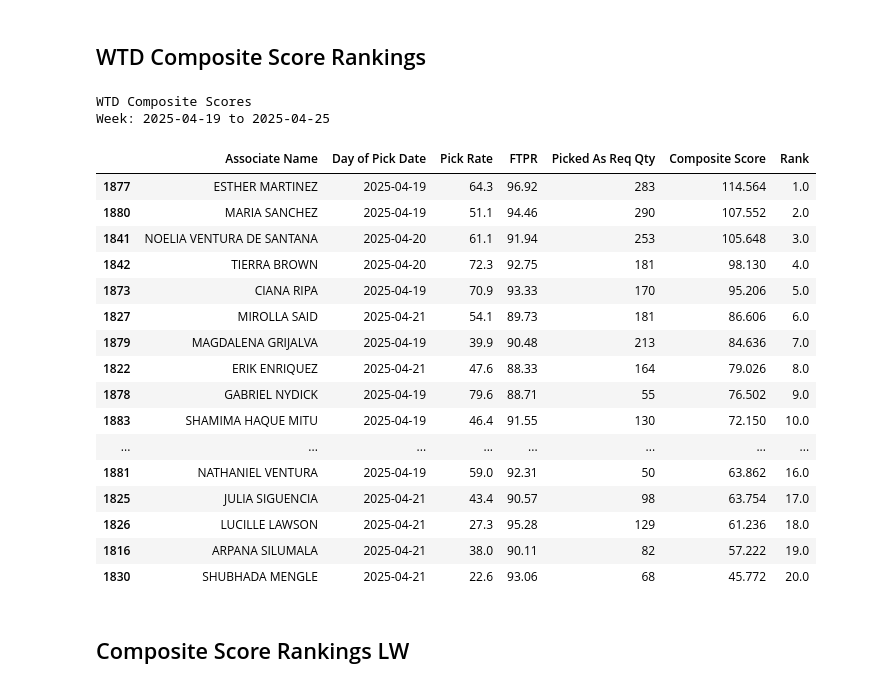
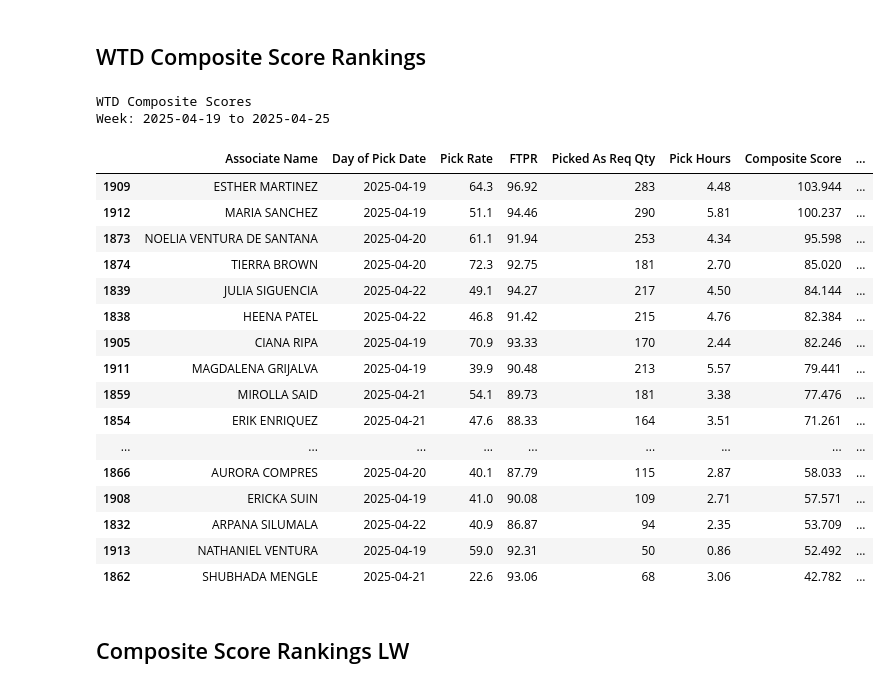
Before and after one commit to toogoodbruh/WalmartMetrics, a Jupyter notebook: WalmartAssociateMetrics.ipynb, the cells around one changed output. Saved outputs shown, nothing was run; the diff lists cells and outputs as text; code cells hidden in the pictures.

```diff
--- a/WalmartAssociateMetrics.ipynb
+++ b/WalmartAssociateMetrics.ipynb
@@ -1258,9 +1259,10 @@ Picked As Req Qty: 0.028492324768534083
 # %% [markdown]
 <h1>Composite Score Modifiers</h1>
 # %%
-pickrate_modifier = 0.6
+pickrate_modifier = 0.4
 ftpr_modifier = 0.2
 picked_as_req_modifier = 0.2
+pick_hours_modifier = 0.5
 picked_as_req_composite_threshold = 50
 # %% [markdown]
 <h3>Weekly Averages (WTD)</h3>
@@ -1270,6 +1272,7 @@ today = dt.datetime.today()
 today = today.strftime("%Y-%m-%d")
 week_of_interest = df["Week"].max() #defaults to most recent week
 
+df['Pick Hours'] = df['Pick Hours'].astype(float)
 # Filter the data for the specified week
 df_week = df[df['Week'] == week_of_interest]
 df_week = df_week.loc[df_week['Store #'] == 3266, :]
@@ -1358,7 +1361,8 @@ avdf row count: 27
 df['Composite Score'] = (
     picked_as_req_modifier * df['Picked As Req Qty'] +  # Weight for Items Picked
     pickrate_modifier * df['Pick Rate'] +       # Weight for Pick Rate
-    ftpr_modifier * df['FTPR']              # Weight for FTPR
+    ftpr_modifier * df['FTPR'] +              # Weight for FTPR
+    pick_hours_modifier * df['Pick Hours'].astype(float)  # Weight for Pick Hours
 )
 
 # Find the best day for each associate
@@ -1457,57 +1462,57 @@ top_associates_per_week[['Custom Week Start', 'Associate Name', 'Picked As Req Q
 <h2>WTD Composite Score Rankings</h2>
 # %%
 # Calculate Composite Score (can modify the weights here as needed)
-df['Composite Score'] = (df['Pick Rate'] * pickrate_modifier) + (df['FTPR'] * ftpr_modifier) + (df['Picked As Req Qty'] * picked_as_req_modifier)
+df['Composite Score'] = (df['Pick Rate'] * pickrate_modifier) + (df['FTPR'] * ftpr_modifier) + (df['Picked As Req Qty'] * picked_as_req_modifier) + (df['Pick Hours'].astype(float) * pick_hours_modifier)
 
 # Filter rows where Picked As Req Qty is less than num
 df_3266 = df.loc[df['Store #'] == 3266, :]
 num = 1
-df_filtered = df[df['Picked As Req Qty'] >= num] #all stores in market 178
-df_filtered = df_3266[df_3266['Picked As Req Qty'] >= num]
+df_filtered = df[df['Picked As Req Qty'] >= picked_as_req_composite_threshold] #all stores in market 178
+df_filtered = df_3266[df_3266['Picked As Req Qty'] >= picked_as_req_composite_threshold]
 
 # Specify the week for analysis
 week_of_interest = '2025-01-18 to 2025-01-24' #manual range
 week_of_interest = df["Week"].max() #defaults to most recent week
 
 # Filter the data for the specified week
 df_week = df_filtered[df_filtered['Week'] == week_of_interest]
 
 # Get the best day per associate within the week based on Composite Score
 best_day_of_week = df_week.loc[df_week.groupby('Associate Name')['Composite Score'].idxmax()]
 best_day_of_week = best_day_of_week.loc[best_day_of_week['Picked As Req Qty'] >= picked_as_req_composite_threshold]
 
 # Rank the associates based on Composite Score within the week
 best_day_of_week['Rank'] = best_day_of_week['Composite Score'].rank(ascending=False, method='min')
 
 # Sort by rank (ascending gives top performer first)
 best_day_of_week_sorted = best_day_of_week.sort_values(by='Rank')
 
 # Display the results
 print('WTD Composite Scores')
 print(f'Week: {week_of_interest}')
 #print(best_day_of_week_sorted[['Associate Name', 'Day of Pick Date', 'Pick Rate', 'FTPR', 'Picked As Req Qty', 'Composite Score', 'Rank']])
-best_day_of_week_printdf = best_day_of_week_sorted[['Associate Name', 'Day of Pick Date', 'Pick Rate', 'FTPR', 'Picked As Req Qty', 'Composite Score', 'Rank']]
+best_day_of_week_printdf = best_day_of_week_sorted[['Associate Name', 'Day of Pick Date', 'Pick Rate', 'FTPR', 'Picked As Req Qty', 'Pick Hours', 'Composite Score', 'Rank']]
 best_day_of_week_printdf.head(30)
 # %% [output]
 WTD Composite Scores
 Week: 2025-04-19 to 2025-04-25
-|  | Associate Name | Day of Pick Date | Pick Rate | FTPR | Picked As Req Qty | Composite Score | Rank |
-| 1877 | ESTHER MARTINEZ | 2025-04-19 | 64.3 | 96.92 | 283 | 114.564 | 1.0 |
-| 1880 | MARIA SANCHEZ | 2025-04-19 | 51.1 | 94.46 | 290 | 107.552 | 2.0 |
-| 1841 | NOELIA VENTURA DE SANTANA | 2025-04-20 | 61.1 | 91.94 | 253 | 105.648 | 3.0 |
-| 1842 | TIERRA BROWN | 2025-04-20 | 72.3 | 92.75 | 181 | 98.130 | 4.0 |
-| 1873 | CIANA RIPA | 2025-04-19 | 70.9 | 93.33 | 170 | 95.206 | 5.0 |
-| 1827 | MIROLLA SAID | 2025-04-21 | 54.1 | 89.73 | 181 | 86.606 | 6.0 |
-| 1879 | MAGDALENA GRIJALVA | 2025-04-19 | 39.9 | 90.48 | 213 | 84.636 | 7.0 |
-| 1822 | ERIK ENRIQUEZ | 2025-04-21 | 47.6 | 88.33 | 164 | 79.026 | 8.0 |
-| 1878 | GABRIEL NYDICK | 2025-04-19 | 79.6 | 88.71 | 55 | 76.502 | 9.0 |
-| 1883 | SHAMIMA HAQUE MITU | 2025-04-19 | 46.4 | 91.55 | 130 | 72.150 | 10.0 |
-| ... | ... | ... | ... | ... | ... | ... | ... |
-| 1881 | NATHANIEL VENTURA | 2025-04-19 | 59.0 | 92.31 | 50 | 63.862 | 16.0 |
-| 1825 | JULIA SIGUENCIA | 2025-04-21 | 43.4 | 90.57 | 98 | 63.754 | 17.0 |
-| 1826 | LUCILLE LAWSON | 2025-04-21 | 27.3 | 95.28 | 129 | 61.236 | 18.0 |
-| 1816 | ARPANA SILUMALA | 2025-04-21 | 38.0 | 90.11 | 82 | 57.222 | 19.0 |
-| 1830 | SHUBHADA MENGLE | 2025-04-21 | 22.6 | 93.06 | 68 | 45.772 | 20.0 |
+|  | Associate Name | Day of Pick Date | Pick Rate | FTPR | Picked As Req Qty | Pick Hours | Composite Score | ... |
+| 1909 | ESTHER MARTINEZ | 2025-04-19 | 64.3 | 96.92 | 283 | 4.48 | 103.944 | ... |
+| 1912 | MARIA SANCHEZ | 2025-04-19 | 51.1 | 94.46 | 290 | 5.81 | 100.237 | ... |
+| 1873 | NOELIA VENTURA DE SANTANA | 2025-04-20 | 61.1 | 91.94 | 253 | 4.34 | 95.598 | ... |
+| 1874 | TIERRA BROWN | 2025-04-20 | 72.3 | 92.75 | 181 | 2.70 | 85.020 | ... |
+| 1839 | JULIA SIGUENCIA | 2025-04-22 | 49.1 | 94.27 | 217 | 4.50 | 84.144 | ... |
+| 1838 | HEENA PATEL | 2025-04-22 | 46.8 | 91.42 | 215 | 4.76 | 82.384 | ... |
+| 1905 | CIANA RIPA | 2025-04-19 | 70.9 | 93.33 | 170 | 2.44 | 82.246 | ... |
+| 1911 | MAGDALENA GRIJALVA | 2025-04-19 | 39.9 | 90.48 | 213 | 5.57 | 79.441 | ... |
+| 1859 | MIROLLA SAID | 2025-04-21 | 54.1 | 89.73 | 181 | 3.38 | 77.476 | ... |
+| 1854 | ERIK ENRIQUEZ | 2025-04-21 | 47.6 | 88.33 | 164 | 3.51 | 71.261 | ... |
+| ... | ... | ... | ... | ... | ... | ... | ... | ... |
+| 1866 | AURORA COMPRES | 2025-04-20 | 40.1 | 87.79 | 115 | 2.87 | 58.033 | ... |
+| 1908 | ERICKA SUIN | 2025-04-19 | 41.0 | 90.08 | 109 | 2.71 | 57.571 | ... |
+| 1832 | ARPANA SILUMALA | 2025-04-22 | 40.9 | 86.87 | 94 | 2.35 | 53.709 | ... |
+| 1913 | NATHANIEL VENTURA | 2025-04-19 | 59.0 | 92.31 | 50 | 0.86 | 52.492 | ... |
+| 1862 | SHUBHADA MENGLE | 2025-04-21 | 22.6 | 93.06 | 68 | 3.06 | 42.782 | ... |
 # %% [markdown]
 <h2>Composite Score Rankings LW</h2>
 # %%
```
Also changed, not shown: parts of 41 cells of this notebook.
